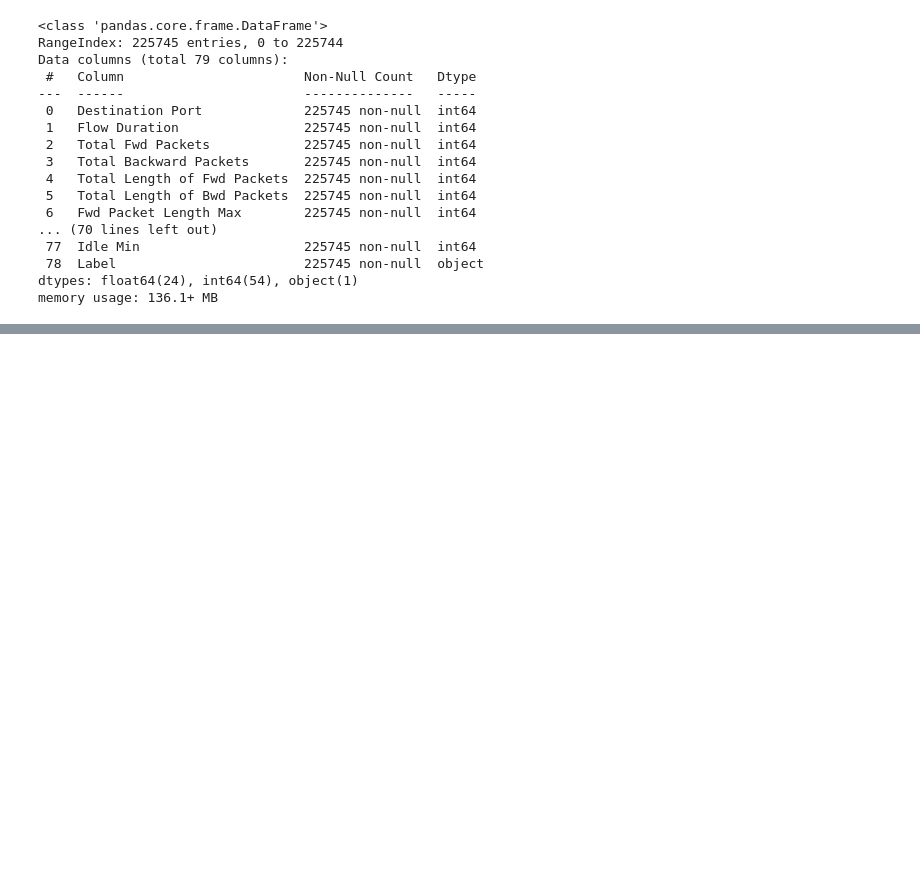
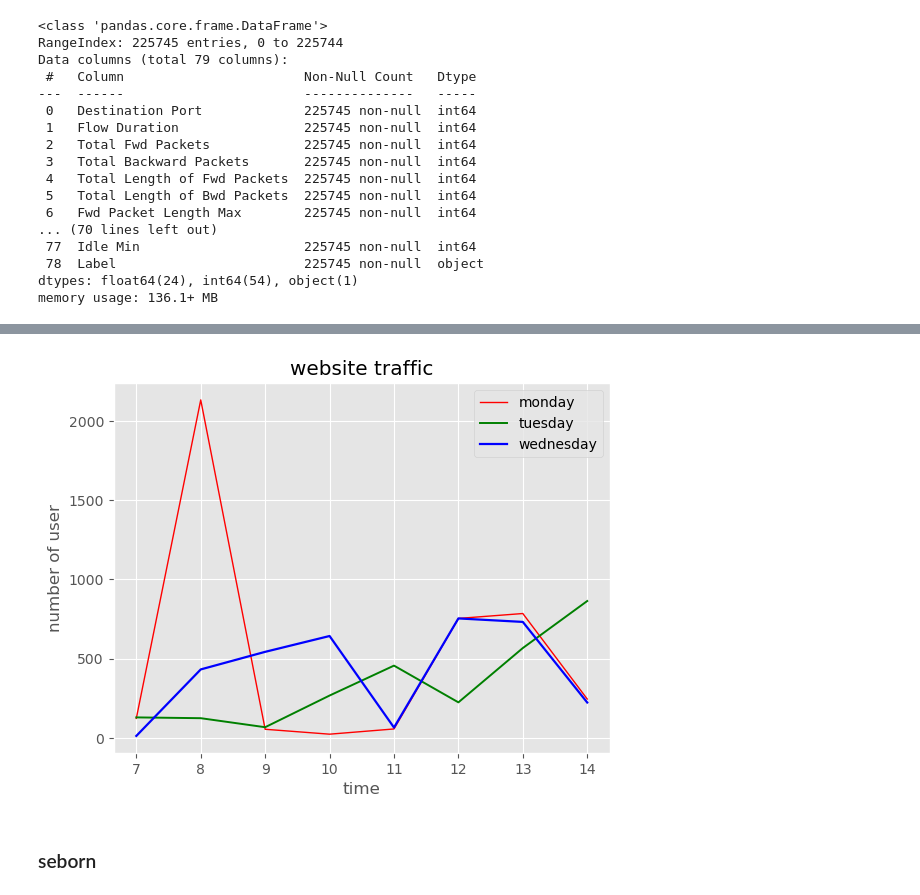
Before and after one commit to rosangithub/datascience, a Jupyter notebook: learning.ipynb, the cells around one changed output, grey strips where cells are left out. Saved outputs shown, nothing was run; the diff lists cells and outputs as text; code cells hidden in the pictures; blank space fills up the shorter version.

```diff
--- a/learning.ipynb
+++ b/learning.ipynb
@@ -326,0 +355,20 @@ ValueError: Input X contains infinity or a value too large for dtype('float64').
+# %%
+web_mon=[123,2134,54,23,56,754,785,245]
+web_tue=[129,124,67,267,456,224,567,864]
+web_wed=[12,432,543,643,65,754,732,223]
+time=[7,8,9,10,11,12,13,14]
+# %%
+style.use('ggplot')
+plt.plot(time,web_mon,'r',label='monday',linewidth=1)
+plt.plot(time,web_tue,'g',label='tuesday',linewidth=1.4)
+plt.plot(time,web_wed,'b',label='wednesday',linewidth=1.6)
+#plt.axis(6,16,10,1000)
+plt.title('website traffic')
+plt.xlabel('time')
+plt.ylabel('number of user')
+plt.legend()
+plt.show()
+# %% [output]
+[figure, added]
+# %% [markdown]
+### seborn
```
Also changed, not shown: parts of 6 cells of this notebook.
